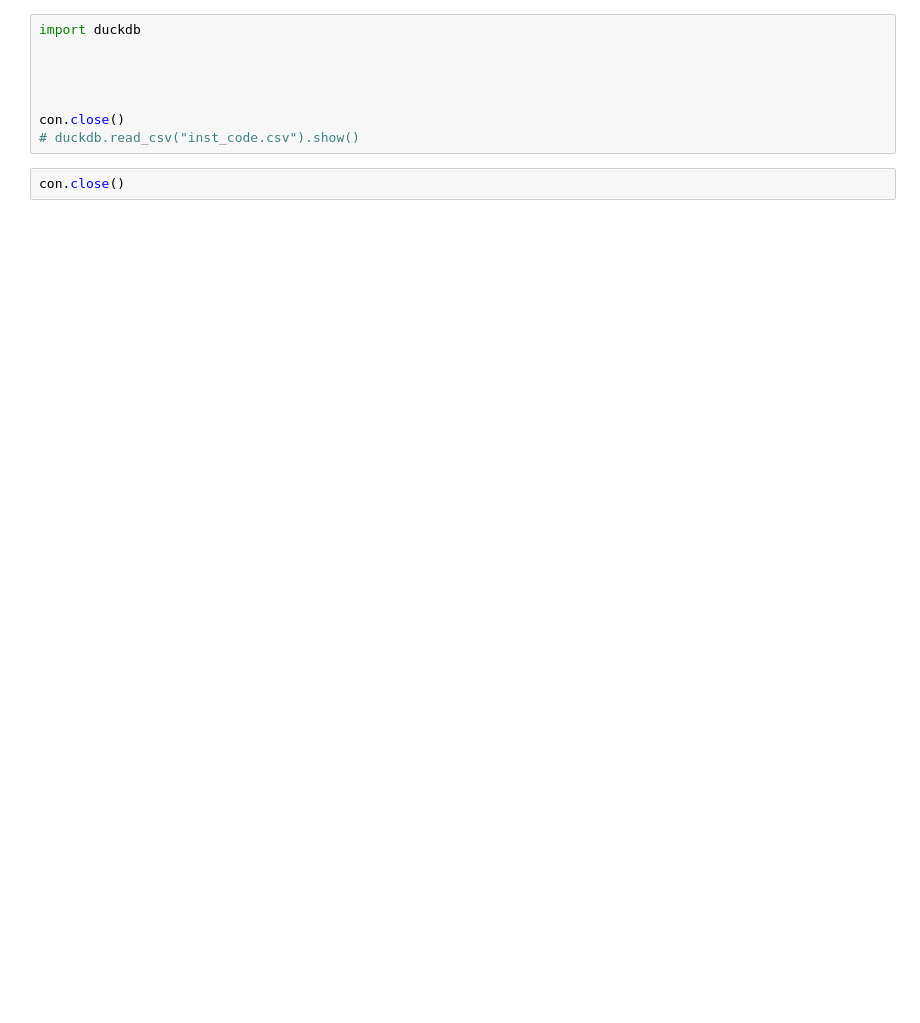
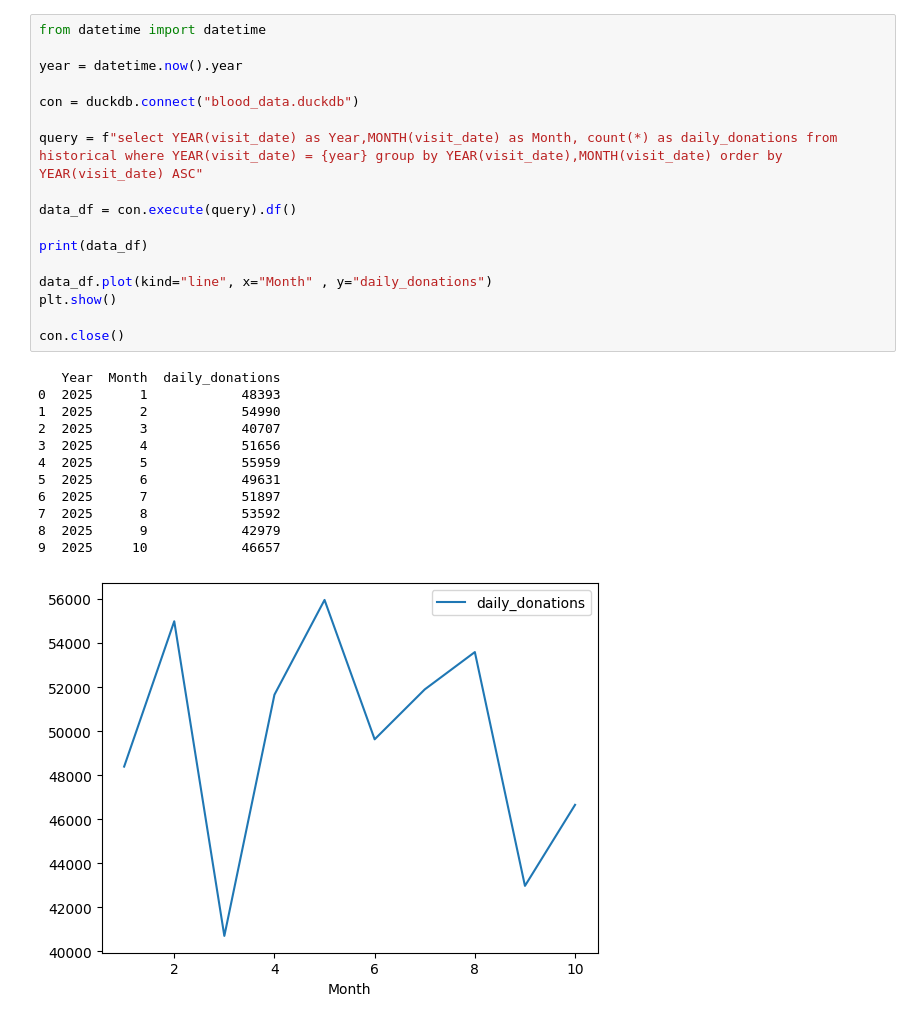
Before and after one commit to amaknabil/etl-blood-donation, a Jupyter notebook: eda.ipynb, the cells around one changed output. Saved outputs shown, nothing was run; the diff lists cells and outputs as text; blank space fills up the shorter version.

```diff
--- a/eda.ipynb
+++ b/eda.ipynb
@@ -34,10 +28,30 @@ con.close()
 # %%
-import duckdb
+from datetime import datetime
 
+year = datetime.now().year
 
+con = duckdb.connect("blood_data.duckdb")
 
+query = f"select YEAR(visit_date) as Year,MONTH(visit_date) as Month, count(*) as daily_donations from historical where YEAR(visit_date) = {year} group by YEAR(visit_date),MONTH(visit_date) order by YEAR(visit_date) ASC"
+
+data_df = con.execute(query).df()
+
+print(data_df)
+
+data_df.plot(kind="line", x="Month" , y="daily_donations")
+plt.show()
 
 con.close()
-# duckdb.read_csv("inst_code.csv").show()
+# %% [output]
+   Year  Month  daily_donations
+0  2025      1            48393
+1  2025      2            54990
+2  2025      3            40707
+3  2025      4            51656
+4  2025      5            55959
+5  2025      6            49631
+6  2025      7            51897
+7  2025      8            53592
+8  2025      9            42979
+9  2025     10            46657
+[figure, added]
-# %%
-con.close()
```
Also changed, not shown: parts of 3 cells of this notebook, 7 other files.
